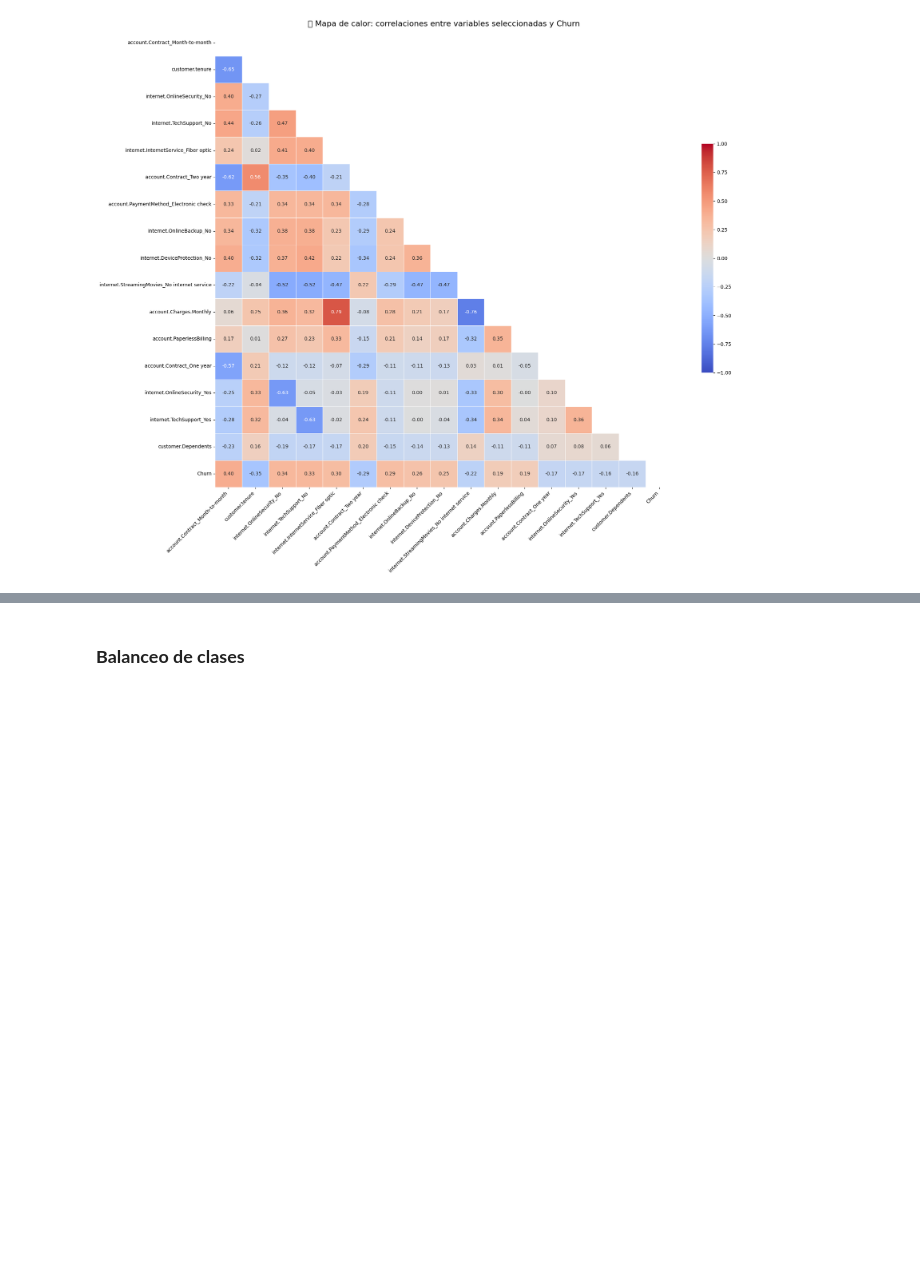
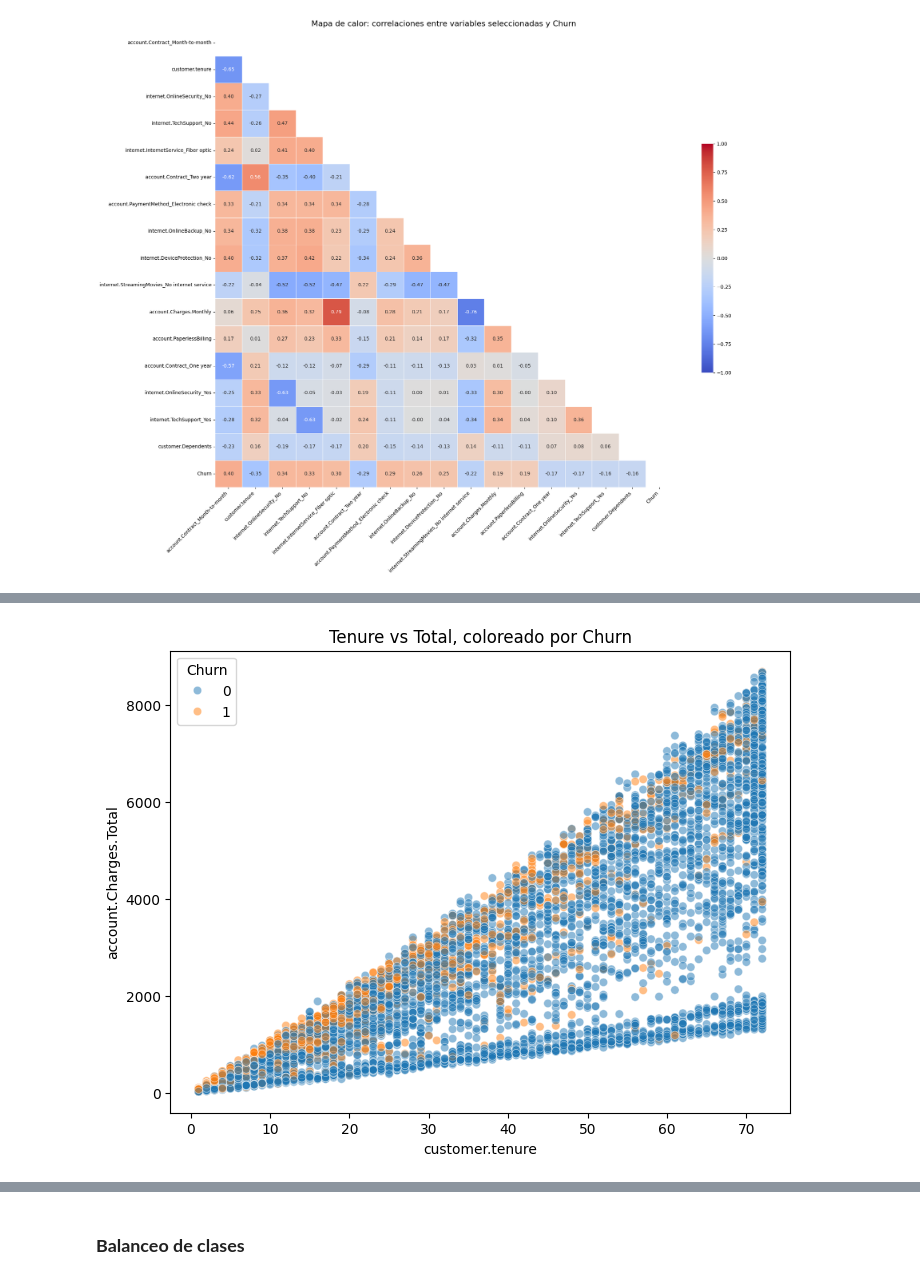
Before and after one commit to OctavioPinoRosas/TelecomX-PrediccionDeCancelacion, a Jupyter notebook: TelecomX_PrediccionDeCancelacion.ipynb, the cells around one changed output, grey strips where cells are left out. Saved outputs shown, nothing was run; the diff lists cells and outputs as text; code cells hidden in the pictures; blank space fills up the shorter version.

```diff
--- a/TelecomX_PrediccionDeCancelacion.ipynb
+++ b/TelecomX_PrediccionDeCancelacion.ipynb
@@ -280,0 +325,7 @@ plt.show()
+# %%
+plt.figure(figsize=(8, 6))
+sns.scatterplot(x='customer.tenure', y='account.Charges.Total', hue='Churn', data=datos, alpha=0.5)
+plt.title("Tenure vs Total, coloreado por Churn")
+plt.show()
+# %% [output]
+[figure, added]
```
Also changed, not shown: parts of 9 cells of this notebook.
